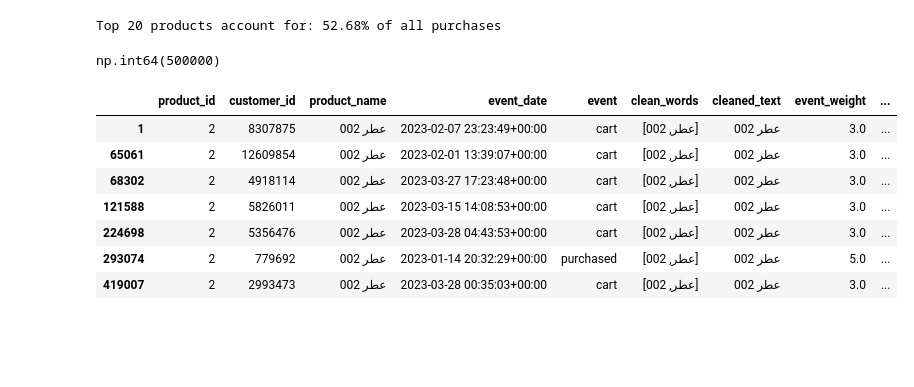
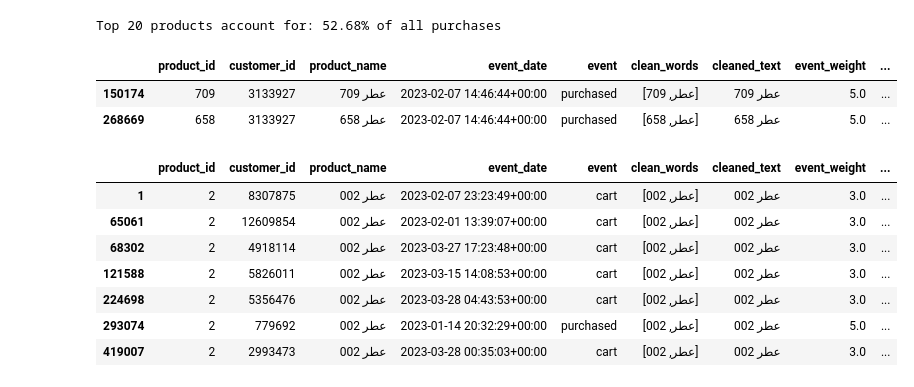
Before and after one commit to Mazenasag/E-Commerce_Recommendation_System, a Jupyter notebook: EDA_and_notebooks_trails/model_build.ipynb, the cells around one changed output. Drawn from its saved outputs; the diff is of its cells as text; code cells hidden in the pictures; blank space fills up the shorter version.

```diff
--- a/EDA_and_notebooks_trails/model_build.ipynb
+++ b/EDA_and_notebooks_trails/model_build.ipynb
@@ -2842,9 +2822,11 @@ Index(['product_id', 'customer_id', 'product_name', 'event_date', 'event',
 # %% [output]
 Top 20 products account for: 52.68% of all purchases
 # %%
-total
+df[df['customer_id']==3133927]
 # %% [output]
-np.int64(500000)
+|  | product_id | customer_id | product_name | event_date | event | clean_words | cleaned_text | event_weight | ... |
+| 150174 | 709 | 3133927 | عطر 709 | 2023-02-07 14:46:44+00:00 | purchased | [عطر, 709] | عطر 709 | 5.0 | ... |
+| 268669 | 658 | 3133927 | عطر 658 | 2023-02-07 14:46:44+00:00 | purchased | [عطر, 658] | عطر 658 | 5.0 | ... |
 # %%
 df[df['product_id']==2]
 # %% [output]
```
Also changed, not shown: parts of 11 cells of this notebook, 20 other files.
